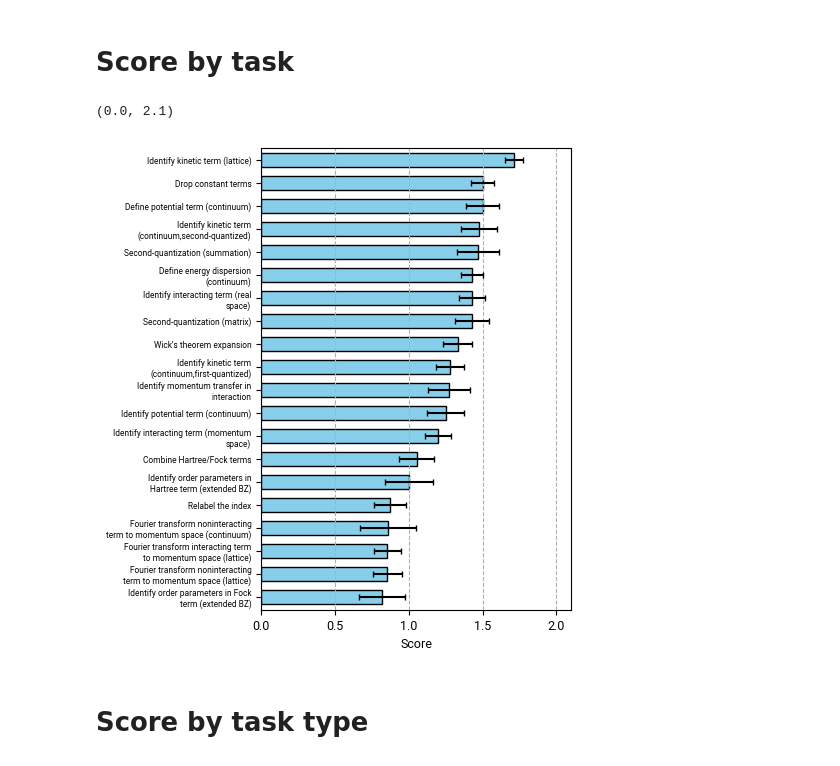
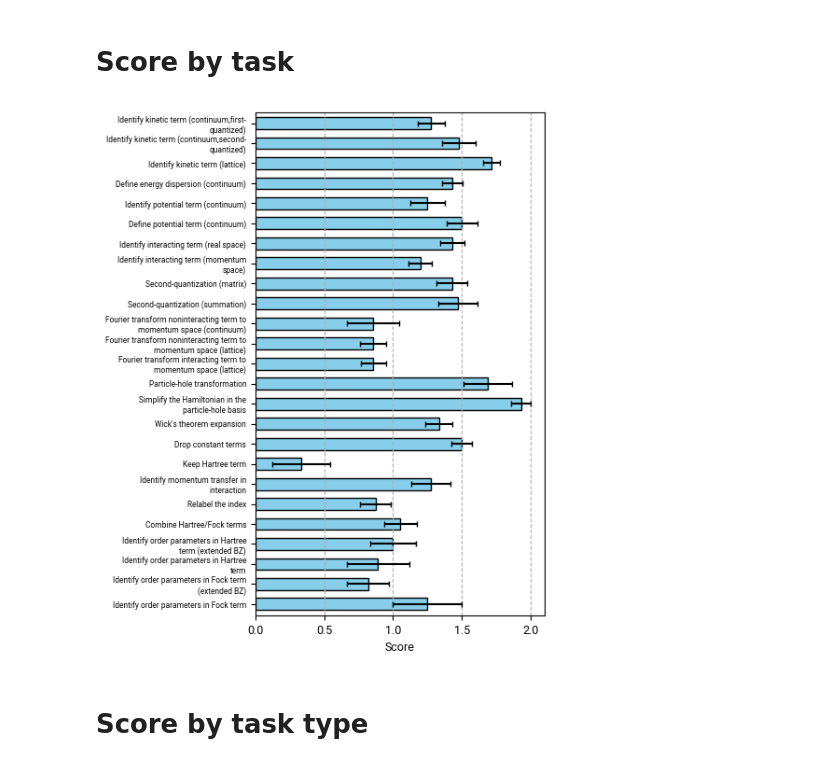
Before and after one commit to hainingpan/HartreeFock_GPT, a Jupyter notebook: data_analysis/pandas_data_construction.ipynb, the cells around one changed output. Drawn from its saved outputs; the diff is of its cells as text; code cells hidden in the pictures.

```diff
--- a/data_analysis/pandas_data_construction.ipynb
+++ b/data_analysis/pandas_data_construction.ipynb
@@ -452,14 +450,17 @@ data_groupby_task_common=data_groupby_task[data_groupby_task['Score']['count']>=
+# %%
+data_groupby_task_common=data_groupby_task[data_groupby_task['Score']['count']>=0].loc[[i for i in naming.keys() if i not in ['Fock term only', 'Combine the Hartree and Fock term']][::-1]]
+# .sort_values(by=('Score','mean'),)
 # %%
-ax=data_groupby_task_common['Score']['mean'].plot(kind='barh',color='skyblue',edgecolor='k',xerr=data_groupby_task_common['Score']['sem'],legend=False,figsize=(4, 6),capsize=2,width=0.6)
+ax=data_groupby_task_common['Score']['mean'].plot(kind='barh',color='skyblue',edgecolor='k',xerr=data_groupby_task_common['Score']['sem'],legend=False,figsize=(4, 7),capsize=2,width=0.6)
 ax.grid(axis='x',ls='--')
 ax.set_ylabel('')
 ax.set_xlabel('Score')
-ax.set_yticklabels(['\n'.join(textwrap.wrap(naming[task], width=35)) for task in data_groupby_task_common['Score']['mean'].index],fontsize=6)
+ax.set_yticklabels(['\n'.join(textwrap.wrap(naming[task], width=40)) for task in data_groupby_task_common['Score']['mean'].index],fontsize=6)
 # ax.set_title('Score of information extraction by tasks')
 ax.set_xlim(0,2.1)
+ax.get_figure().savefig('SM_e.pdf',bbox_inches='tight')
 # %% [output]
-(0.0, 2.1)
-[figure, old version]
+[figure, new version]
 # %% [markdown]
 # Score by task type
 # %%
```
Also changed, not shown: parts of 7 cells of this notebook, 1 other file.
